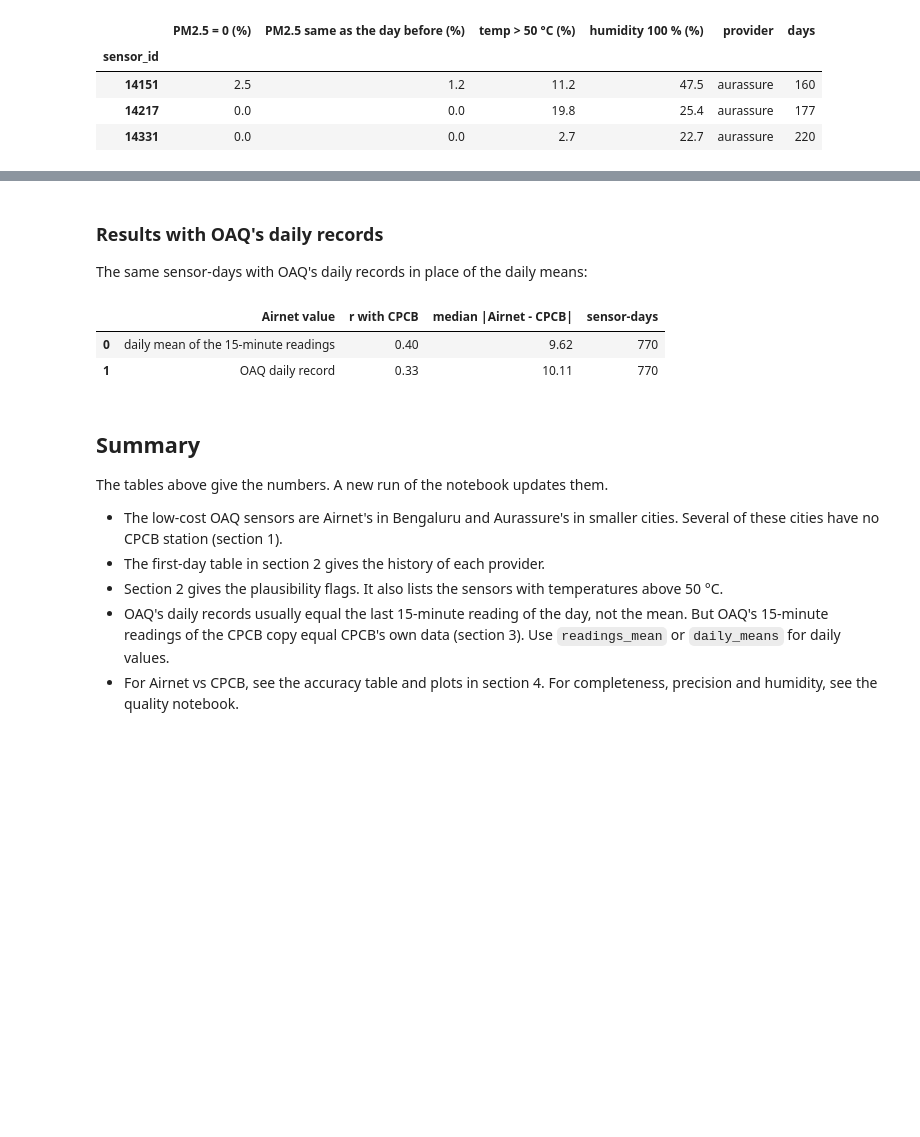
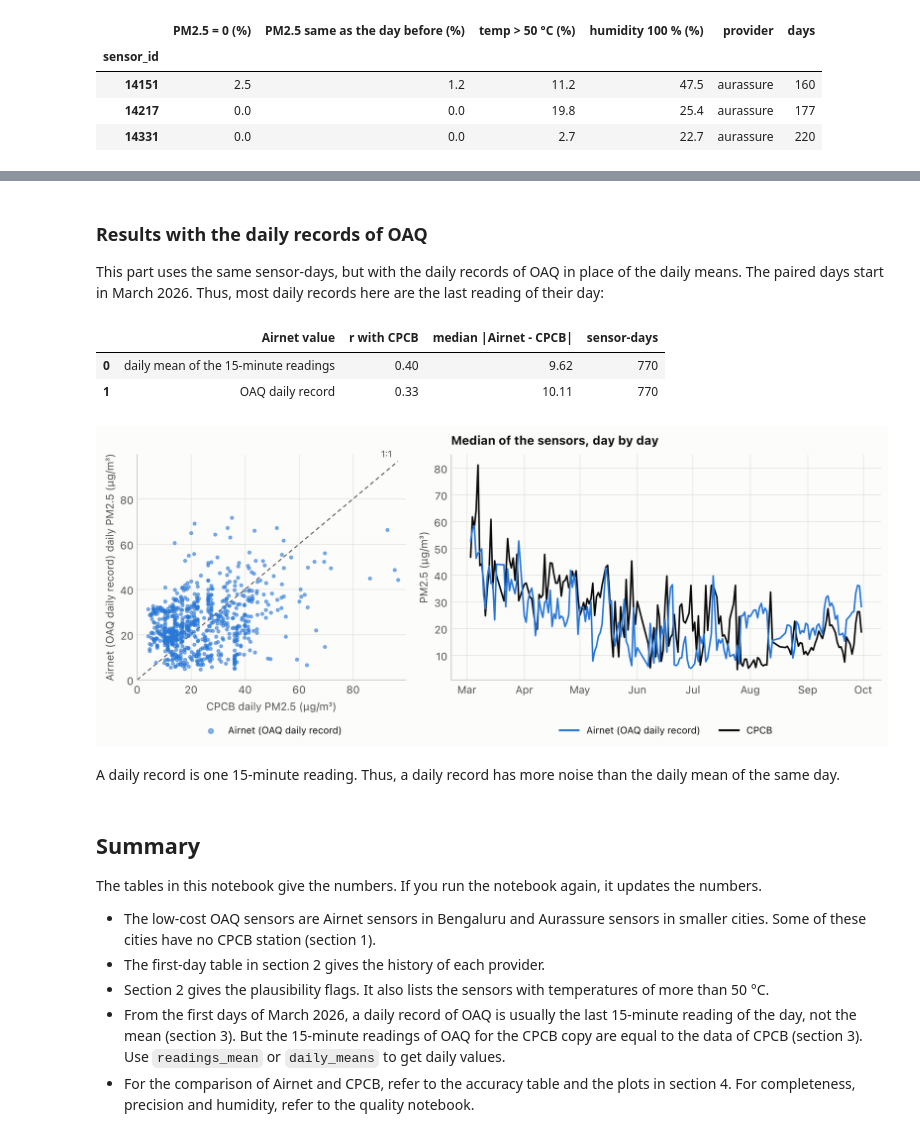
Before and after one commit to saketlab/vayuayan, a Jupyter notebook: python/docs/notebooks/05_oaq_sensors_vs_cpcb.ipynb, the cells around one changed output, grey strips where cells are left out. Cells and saved outputs as stored; diff of their text form; code cells hidden in the pictures; blank space fills up the shorter version.

```diff
--- a/python/docs/notebooks/05_oaq_sensors_vs_cpcb.ipynb
+++ b/python/docs/notebooks/05_oaq_sensors_vs_cpcb.ipynb
@@ -270,7 +265,7 @@ plt.show()
 # %% [markdown]
-### Results with OAQ's daily records
+### Results with the daily records of OAQ
 
-The same sensor-days with OAQ's daily records in place of the daily means:
+This part uses the same sensor-days, but with the daily records of OAQ in place of the daily means. The paired days start in March 2026. Thus, most daily records here are the last reading of their day:
 # %%
 recs = oaq.daily_records("airnet", pairs.sensor_id, [2026])[
     ["sensor_id", "date", "pm25"]
@@ -296,13 +291,24 @@ pd.DataFrame(
 |  | Airnet value | r with CPCB | median |Airnet - CPCB| | sensor-days |
 | 0 | daily mean of the 15-minute readings | 0.40 | 9.62 | 770 |
 | 1 | OAQ daily record | 0.33 | 10.11 | 770 |
+# %%
+plot_sensor_vs_reference(
+    both,
+    value="record",
+    sensor_label="Airnet (OAQ daily record)",
+    reference_label="CPCB",
+)
+# %% [output]
+[figure, added]
+# %% [markdown]
+A daily record is one 15-minute reading. Thus, a daily record has more noise than the daily mean of the same day.
 # %% [markdown]
 ## Summary
 
-The tables above give the numbers. A new run of the notebook updates them.
+The tables in this notebook give the numbers. If you run the notebook again, it updates the numbers.
 
-- The low-cost OAQ sensors are Airnet's in Bengaluru and Aurassure's in smaller cities. Several of these cities have no CPCB station (section 1).
+- The low-cost OAQ sensors are Airnet sensors in Bengaluru and Aurassure sensors in smaller cities. Some of these cities have no CPCB station (section 1).
 - The first-day table in section 2 gives the history of each provider.
-- Section 2 gives the plausibility flags. It also lists the sensors with temperatures above 50 °C.
-- OAQ's daily records usually equal the last 15-minute reading of the day, not the mean. But OAQ's 15-minute readings of the CPCB copy equal CPCB's own data (section 3). Use `readings_mean` or `daily_means` for daily values.
-- For Airnet vs CPCB, see the accuracy table and plots in section 4. For completeness, precision and humidity, see the quality notebook.
+- Section 2 gives the plausibility flags. It also lists the sensors with temperatures of more than 50 °C.
+- From the first days of March 2026, a daily record of OAQ is usually the last 15-minute reading of the day, not the mean (section 3). But the 15-minute readings of OAQ for the CPCB copy are equal to the data of CPCB (section 3). Use `readings_mean` or `daily_means` to get daily values.
+- For the comparison of Airnet and CPCB, refer to the accuracy table and the plots in section 4. For completeness, precision and humidity, refer to the quality notebook.
```
Also changed, not shown: parts of 14 cells of this notebook, 54 other files.
